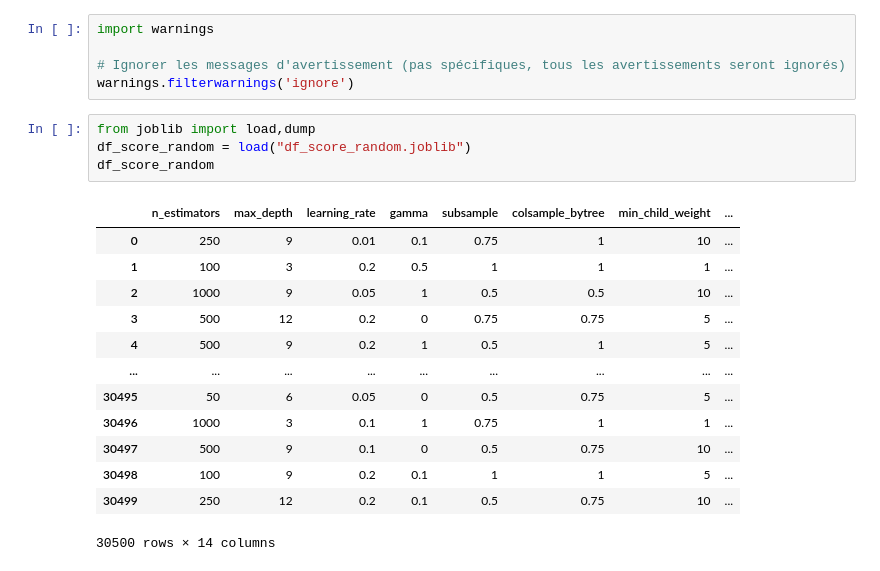
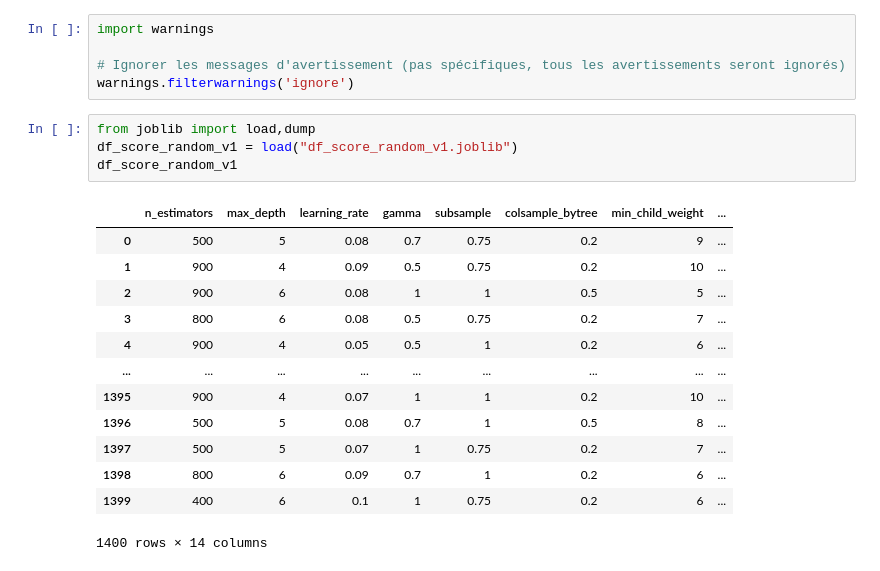
Before and after one commit to Belette73/Prediction-of-Cirrhosis-Outcomes, a Jupyter notebook: data/Franck/Dataviz version1.ipynb, the cells around one changed output. Cells and saved outputs as stored; diff of their text form.

```diff
--- a/data/Franck/Dataviz version1.ipynb
+++ b/data/Franck/Dataviz version1.ipynb
@@ -7,19 +7,19 @@ import warnings
 warnings.filterwarnings('ignore')
 # %%
 from joblib import load,dump
-df_score_random = load("df_score_random.joblib")
-df_score_random
+df_score_random_v1 = load("df_score_random_v1.joblib")
+df_score_random_v1
 # %% [output]
 |  | n_estimators | max_depth | learning_rate | gamma | subsample | colsample_bytree | min_child_weight | ... |
-| 0 | 250 | 9 | 0.01 | 0.1 | 0.75 | 1 | 10 | ... |
-| 1 | 100 | 3 | 0.2 | 0.5 | 1 | 1 | 1 | ... |
-| 2 | 1000 | 9 | 0.05 | 1 | 0.5 | 0.5 | 10 | ... |
-| 3 | 500 | 12 | 0.2 | 0 | 0.75 | 0.75 | 5 | ... |
-| 4 | 500 | 9 | 0.2 | 1 | 0.5 | 1 | 5 | ... |
+| 0 | 500 | 5 | 0.08 | 0.7 | 0.75 | 0.2 | 9 | ... |
+| 1 | 900 | 4 | 0.09 | 0.5 | 0.75 | 0.2 | 10 | ... |
+| 2 | 900 | 6 | 0.08 | 1 | 1 | 0.5 | 5 | ... |
+| 3 | 800 | 6 | 0.08 | 0.5 | 0.75 | 0.2 | 7 | ... |
+| 4 | 900 | 4 | 0.05 | 0.5 | 1 | 0.2 | 6 | ... |
 | ... | ... | ... | ... | ... | ... | ... | ... | ... |
-| 30495 | 50 | 6 | 0.05 | 0 | 0.5 | 0.75 | 5 | ... |
-| 30496 | 1000 | 3 | 0.1 | 1 | 0.75 | 1 | 1 | ... |
-| 30497 | 500 | 9 | 0.1 | 0 | 0.5 | 0.75 | 10 | ... |
-| 30498 | 100 | 9 | 0.2 | 0.1 | 1 | 1 | 5 | ... |
-| 30499 | 250 | 12 | 0.2 | 0.1 | 0.5 | 0.75 | 10 | ... |
+| 1395 | 900 | 4 | 0.07 | 1 | 1 | 0.2 | 10 | ... |
+| 1396 | 500 | 5 | 0.08 | 0.7 | 1 | 0.5 | 8 | ... |
+| 1397 | 500 | 5 | 0.07 | 1 | 0.75 | 0.2 | 7 | ... |
+| 1398 | 800 | 6 | 0.09 | 0.7 | 1 | 0.2 | 6 | ... |
+| 1399 | 400 | 6 | 0.1 | 1 | 0.75 | 0.2 | 6 | ... |
-30500 rows × 14 columns
+1400 rows × 14 columns
```
Also changed, not shown: parts of 6 cells of this notebook.
